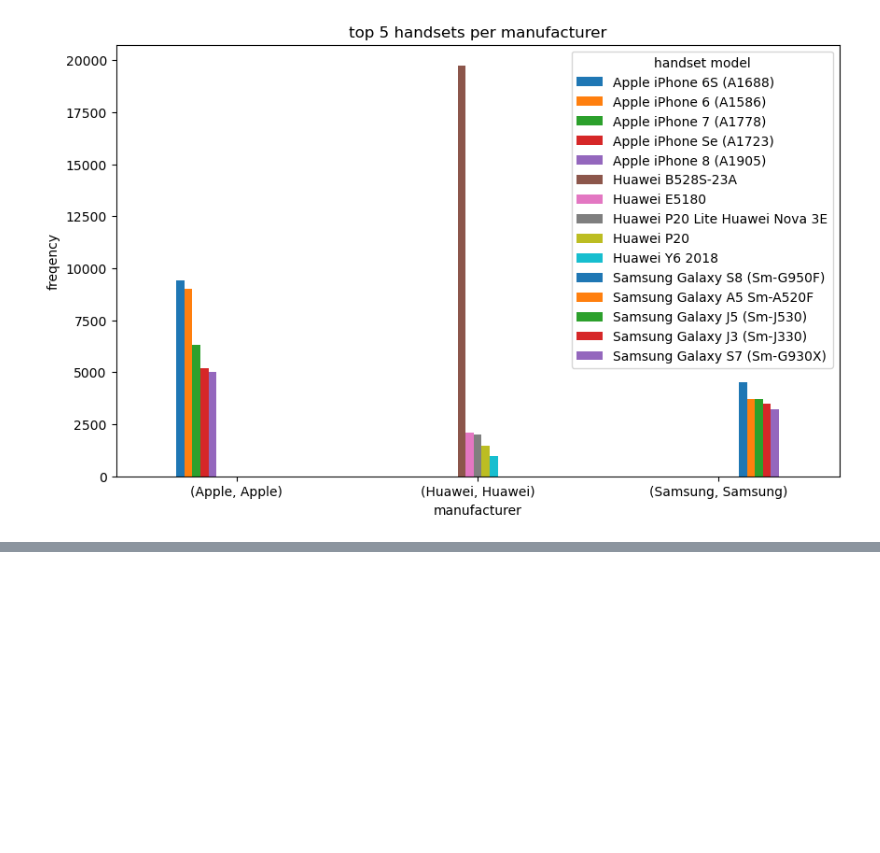
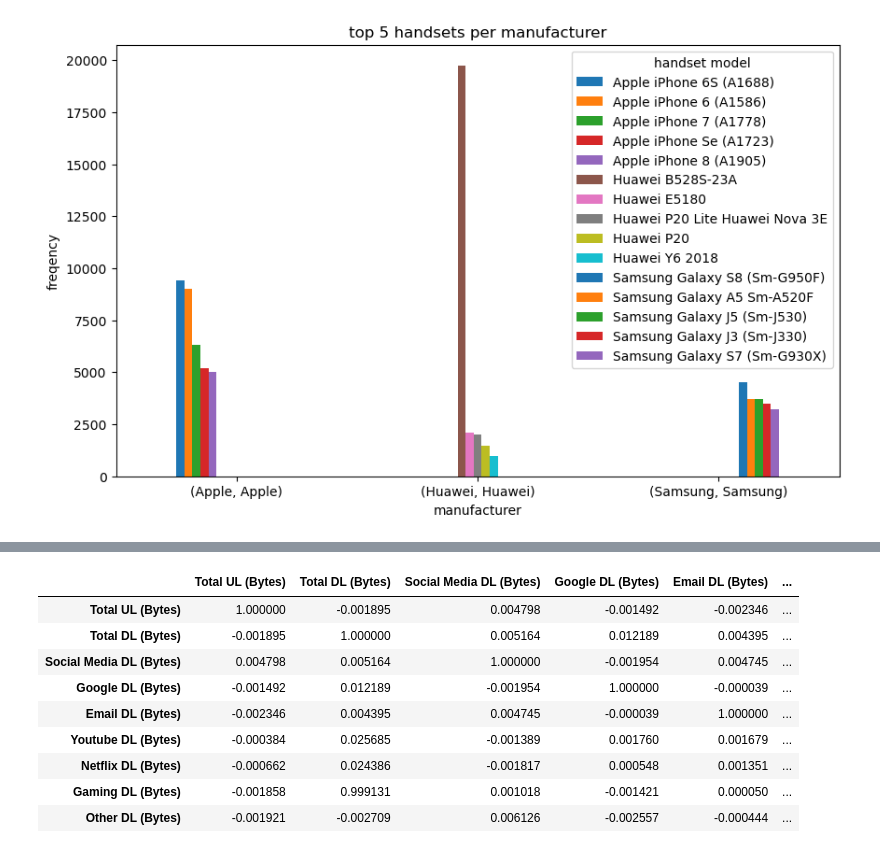
Before and after one commit to mekdes975/10telecom, a Jupyter notebook: notebooks/telecom.ipynb, the cells around one changed output, grey strips where cells are left out. Saved outputs shown, nothing was run; the diff lists cells and outputs as text; code cells hidden in the pictures; blank space fills up the shorter version.

```diff
--- a/notebooks/telecom.ipynb
+++ b/notebooks/telecom.ipynb
@@ -730,0 +766,17 @@ KeyError: "Column(s) ['Application', 'Total_DL', 'Total_UL'] do not exist"
+# %%
+# Relationship between each application and total DL+UL data
+app_vs_total_data = df_cleaned[['Total UL (Bytes)', 'Total DL (Bytes)', 'Social Media DL (Bytes)',
+                          'Google DL (Bytes)', 'Email DL (Bytes)', 'Youtube DL (Bytes)',
+                          'Netflix DL (Bytes)', 'Gaming DL (Bytes)', 'Other DL (Bytes)']].corr()
+app_vs_total_data
+# %% [output]
+|  | Total UL (Bytes) | Total DL (Bytes) | Social Media DL (Bytes) | Google DL (Bytes) | Email DL (Bytes) | ... |
+| Total UL (Bytes) | 1.000000 | -0.001895 | 0.004798 | -0.001492 | -0.002346 | ... |
+| Total DL (Bytes) | -0.001895 | 1.000000 | 0.005164 | 0.012189 | 0.004395 | ... |
+| Social Media DL (Bytes) | 0.004798 | 0.005164 | 1.000000 | -0.001954 | 0.004745 | ... |
+| Google DL (Bytes) | -0.001492 | 0.012189 | -0.001954 | 1.000000 | -0.000039 | ... |
+| Email DL (Bytes) | -0.002346 | 0.004395 | 0.004745 | -0.000039 | 1.000000 | ... |
+| Youtube DL (Bytes) | -0.000384 | 0.025685 | -0.001389 | 0.001760 | 0.001679 | ... |
+| Netflix DL (Bytes) | -0.000662 | 0.024386 | -0.001817 | 0.000548 | 0.001351 | ... |
+| Gaming DL (Bytes) | -0.001858 | 0.999131 | 0.001018 | -0.001421 | 0.000050 | ... |
+| Other DL (Bytes) | -0.001921 | -0.002709 | 0.006126 | -0.002557 | -0.000444 | ... |
```
Also changed, not shown: parts of 12 cells of this notebook.
